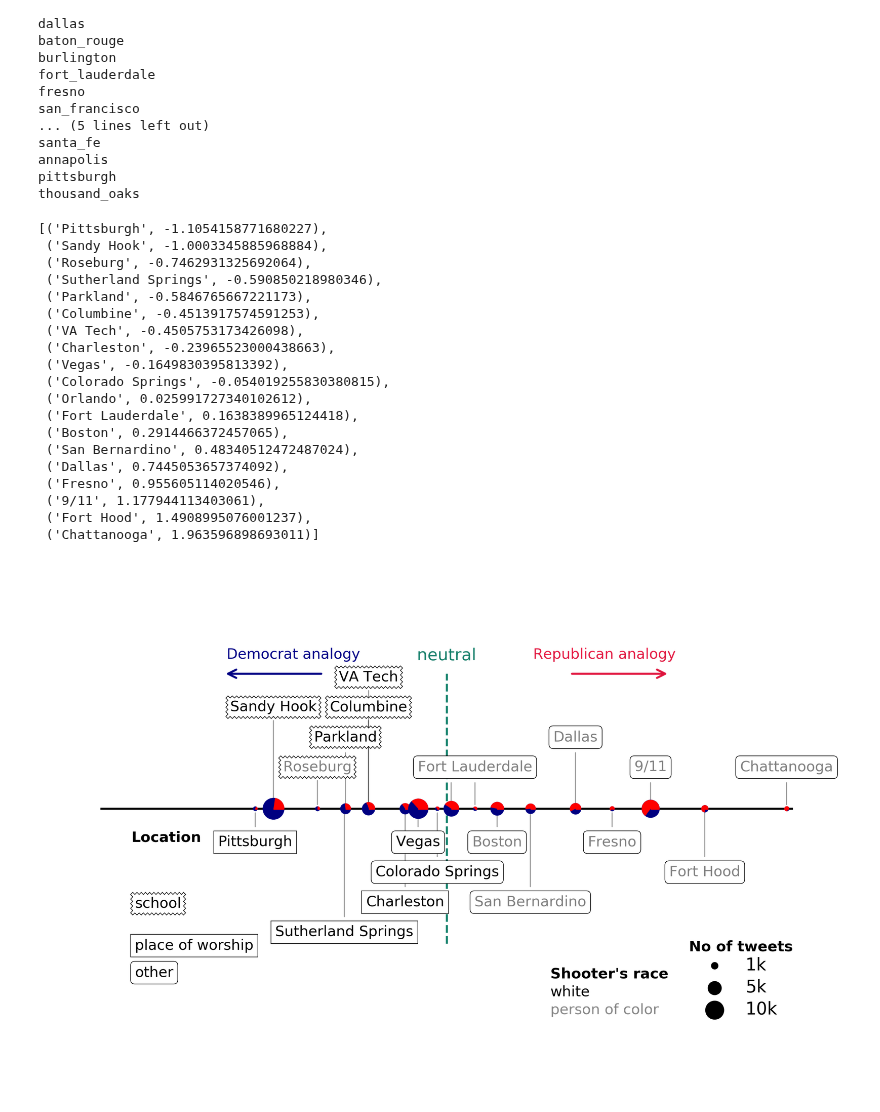
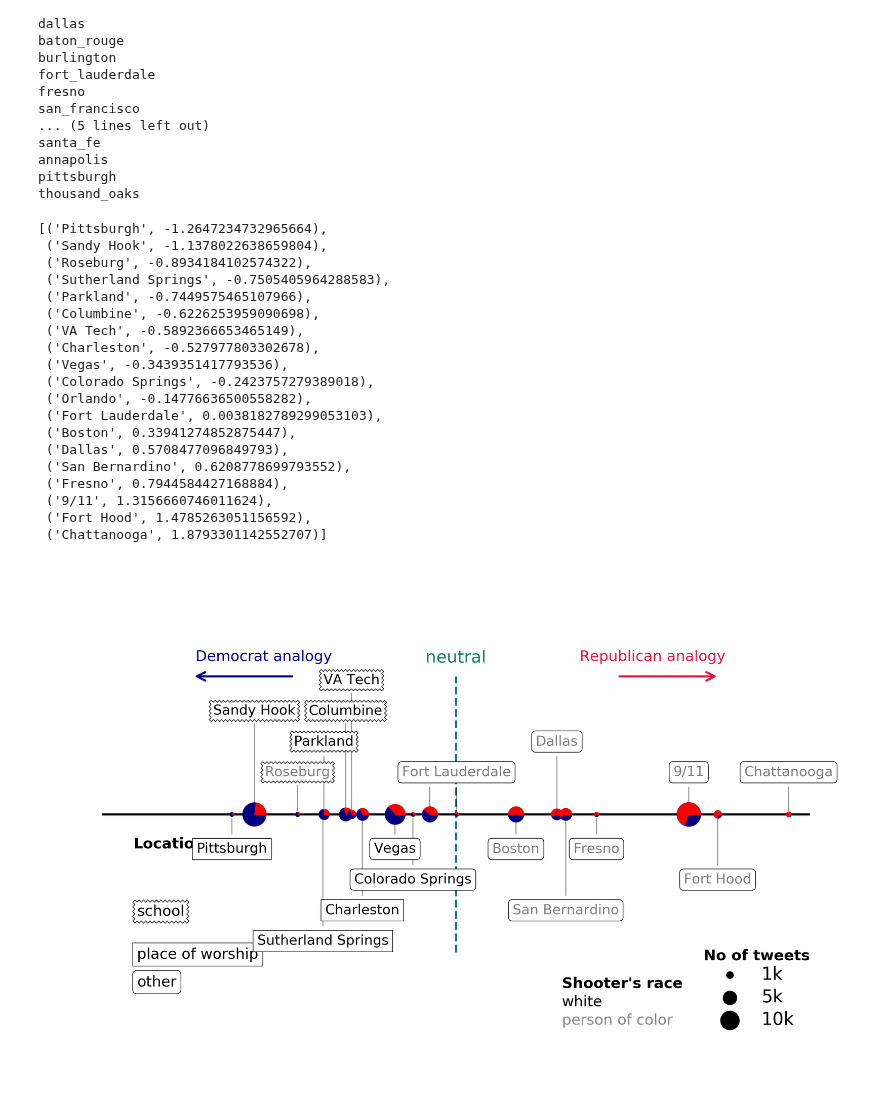
Before and after one commit to ddemszky/framing-twitter, a Jupyter notebook: 4_word_partisanship/event analogies.ipynb, the cells around one changed output. Saved outputs shown, nothing was run; the diff lists cells and outputs as text; code cells hidden in the pictures.

```diff
--- a/4_word_partisanship/event analogies.ipynb
+++ b/4_word_partisanship/event analogies.ipynb
@@ -35,7 +38,7 @@ def split_party(tweets):
 for i, e in enumerate(events):
     print(e)
     tweets = pd.read_csv(TWEET_DIR +e+'/'+e+'.csv', sep='\t', lineterminator='\n', usecols=['text', 'remove', 'isRT', 'dem_follows', 'rep_follows'])
-    tweets = tweets[~tweets['remove'] & ~tweets['isRT']]
+    tweets = filter_retweets(tweets)
     # consider only events that happened before a particular event
     for e2 in events[:i]:
         contains = tweets[tweets['text'].str.contains(keywords[e2], case=False)]
@@ -72,7 +75,7 @@ proportion = {}
 rep_sum = float(sum(event_mentions_rep.values()))
 dem_sum = float(sum(event_mentions_dem.values()))
 for k, v in event_mentions_dem.items():
-    # we ignore San Francisco, since it's a major city, counting its mentions introduces a lot of noise
+    # we ignore San Francisco, since it's a major city, so its signal is less reliable
     # but if we include it, it lies right by the "neutral" line
     if k == 'san_francisco':
         continue
@@ -99,25 +102,25 @@ for k, v in event_mentions_dem.items():
 
 sorted(odds.items(), key=operator.itemgetter(1))
 # %% [output]
-[('Pittsburgh', -1.1054158771680227),
- ('Sandy Hook', -1.0003345885968884),
- ('Roseburg', -0.7462931325692064),
- ('Sutherland Springs', -0.590850218980346),
- ('Parkland', -0.5846765667221173),
- ('Columbine', -0.4513917574591253),
- ('VA Tech', -0.4505753173426098),
- ('Charleston', -0.23965523000438663),
- ('Vegas', -0.1649830395813392),
- ('Colorado Springs', -0.054019255830380815),
- ('Orlando', 0.025991727340102612),
- ('Fort Lauderdale', 0.1638389965124418),
- ('Boston', 0.2914466372457065),
- ('San Bernardino', 0.48340512472487024),
- ('Dallas', 0.7445053657374092),
- ('Fresno', 0.955605114020546),
- ('9/11', 1.177944113403061),
- ('Fort Hood', 1.4908995076001237),
- ('Chattanooga', 1.963596898693011)]
+[('Pittsburgh', -1.2647234732965664),
+ ('Sandy Hook', -1.1378022638659804),
+ ('Roseburg', -0.8934184102574322),
+ ('Sutherland Springs', -0.7505405964288583),
+ ('Parkland', -0.7449575465107966),
+ ('Columbine', -0.6226253959090698),
+ ('VA Tech', -0.5892366653465149),
+ ('Charleston', -0.527977803302678),
+ ('Vegas', -0.3439351417793536),
+ ('Colorado Springs', -0.2423757279389018),
+ ('Orlando', -0.14776636500558282),
+ ('Fort Lauderdale', 0.0038182789299053103),
+ ('Boston', 0.33941274852875447),
+ ('Dallas', 0.5708477096849793),
+ ('San Bernardino', 0.6208778699793552),
+ ('Fresno', 0.7944584427168884),
+ ('9/11', 1.3156660746011624),
+ ('Fort Hood', 1.4785263051156592),
+ ('Chattanooga', 1.8793301142552707)]
 # %%
 white = ['Nashville', 'Pittsburgh', 'Sandy Hook', 'VA Tech', 'Columbine', 'Parkland', 'Sutherland Springs', 'Vegas', 'Charleston', 'Colorado Springs']
 POC = ['Roseburg', 'Orlando', 'San Francisco', 'Fort Hood', 'San Bernardino', 'Fort Lauderdale', 'Boston', 'Dallas', 'Fresno', '9/11', 'Chattanooga']
@@ -154,7 +157,7 @@ for k, odd_val in sorted_odds:
     style = 'sawtooth' if k in school else 'round'
     style = 'square' if k in worship else style
 
-    ax.annotate(k, (odd_val, y), xytext=(odd_val,  y+text_positions[k]), bbox=dict(boxstyle=style, fc="w", lw=.3), fontsize=7, color='black' if k in white else 'gray', ha='center', arrowprops=dict(arrowstyle="-", color='black', lw=0.5, alpha=0.4), zorder=10*(y-np.abs(text_positions[k])))
+    ax.annotate(k, (odd_val, y), xytext=(odd_val,  y+text_positions[k]), bbox=dict(boxstyle=style, fc="w", lw=.3), fontsize=6.5, color='black' if k in white else 'gray', ha='center', arrowprops=dict(arrowstyle="-", color='black', lw=0.5, alpha=0.4), zorder=10*(y-np.abs(text_positions[k])))
 
     ax.scatter(odd_val,y, s=(total[k]/size_div), c = 'navy', zorder=1000)
     ax.scatter(odd_val,y, s=(total[k]/size_div), marker=(xy, 0), c = 'r', zorder=1000)
@@ -164,35 +167,35 @@ for k, odd_val in sorted_odds:
 #patch = patches.Rectangle((xmin, y-height/2.), xmax-xmin, height, linewidth=0, fill=False)
 #ax.add_patch(patch)
 #adjust_text(texts, x=[x for _, x in sorted_odds], y=[y] * len(texts), add_objects=[patch], expand_objects=(1,3), force_objects=(1,2), expand_text=(6, 2), force_text=(2,2), arrowprops=dict(arrowstyle="-", color='black', lw=0.2, alpha=0.4), autoalign=False, only_move={'text':'y', 'objects':'y', 'points':'y'})
 # add numbers
-ax.text(-.5, y+1, 'Democrat analogy', horizontalalignment='right', fontsize=7, color='navy')
-ax.text(.5, y+1, 'Republican analogy', horizontalalignment='left', fontsize=7, color='crimson')
+ax.text(-.7, y+1, 'Democrat analogy', horizontalalignment='right', fontsize=7, color='navy')
+ax.text(.7, y+1, 'Republican analogy', horizontalalignment='left', fontsize=7, color='crimson')
 ax.text(-1.82, 1.28, 'Location', horizontalalignment='left', fontsize=7, weight='heavy')
 ax.text(-1.8, .84, 'school',horizontalalignment='left', bbox=dict(boxstyle='sawtooth', fc="w", lw=.3), fontsize=7)
 ax.text(-1.8, .56, 'place of worship',horizontalalignment='left', bbox=dict(boxstyle='square', fc="w", lw=.3), fontsize=7)
 ax.text(-1.8, .38, 'other',horizontalalignment='left', bbox=dict(boxstyle='round', fc="w", lw=.3), fontsize=7)
 ax.text(.6, .37, "Shooter's race", horizontalalignment='left', fontsize=7, weight='heavy')
 ax.text(.6, .25, "white", horizontalalignment='left', fontsize=7)
 ax.text(.6, .13, "person of color", horizontalalignment='left', fontsize=7, color='gray')
 
-plt.annotate("", xy=(-1.3, y+.9), xycoords='data', xytext=(-.7, y+.9), textcoords='data', arrowprops=dict(arrowstyle="->",
+plt.annotate("", xy=(-1.5, y+.9), xycoords='data', xytext=(-.9, y+.9), textcoords='data', arrowprops=dict(arrowstyle="->",
                             connectionstyle="arc3", color='navy', lw=1),)
 
-plt.annotate("", xy=(1.3, y+.9), xycoords='data', xytext=(.7, y+.9), textcoords='data', arrowprops=dict(arrowstyle="->",
+plt.annotate("", xy=(1.5, y+.9), xycoords='data', xytext=(.9, y+.9), textcoords='data', arrowprops=dict(arrowstyle="->",
                             connectionstyle="arc3", color='crimson', lw=1),)
 
 
 
 # make legend with dummy points
 for a in [1000, 5000, 10000]:
     plt.scatter([], [], c='black', s=a/size_div,
                 label=str(int(a/1000))+'k')
 plt.legend(scatterpoints=1, frameon=False, fontsize='small',
            labelspacing=.3, loc='lower right', title='')
 ax.text(1.4, .55, 'No of tweets', horizontalalignment='left', fontsize=7, weight='heavy')
 
 plt.axis('off')
 
 plt.show()
 # %% [output]
-[figure, old version]
+[figure, new version]
```
Also changed, not shown: parts of 1 cell of this notebook, 21 other files.
